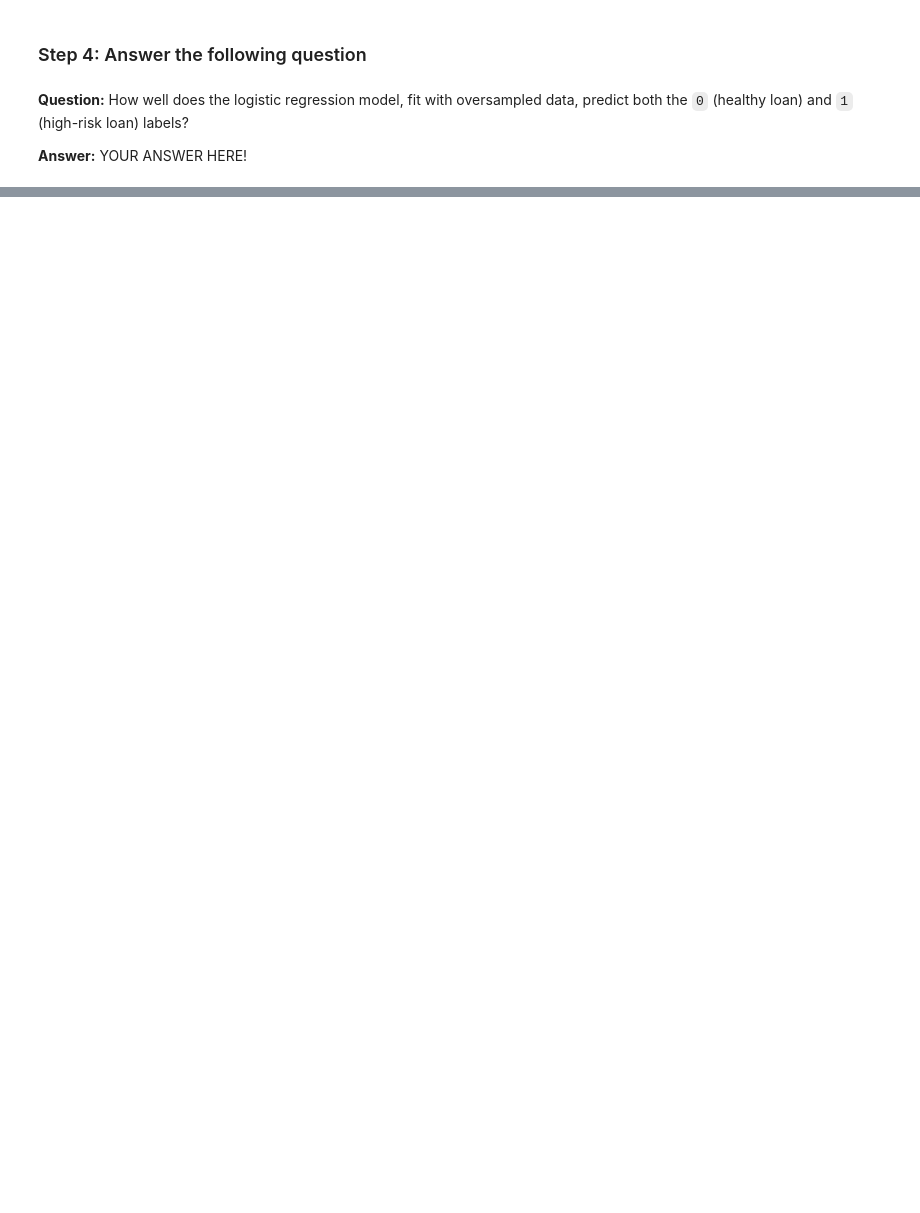
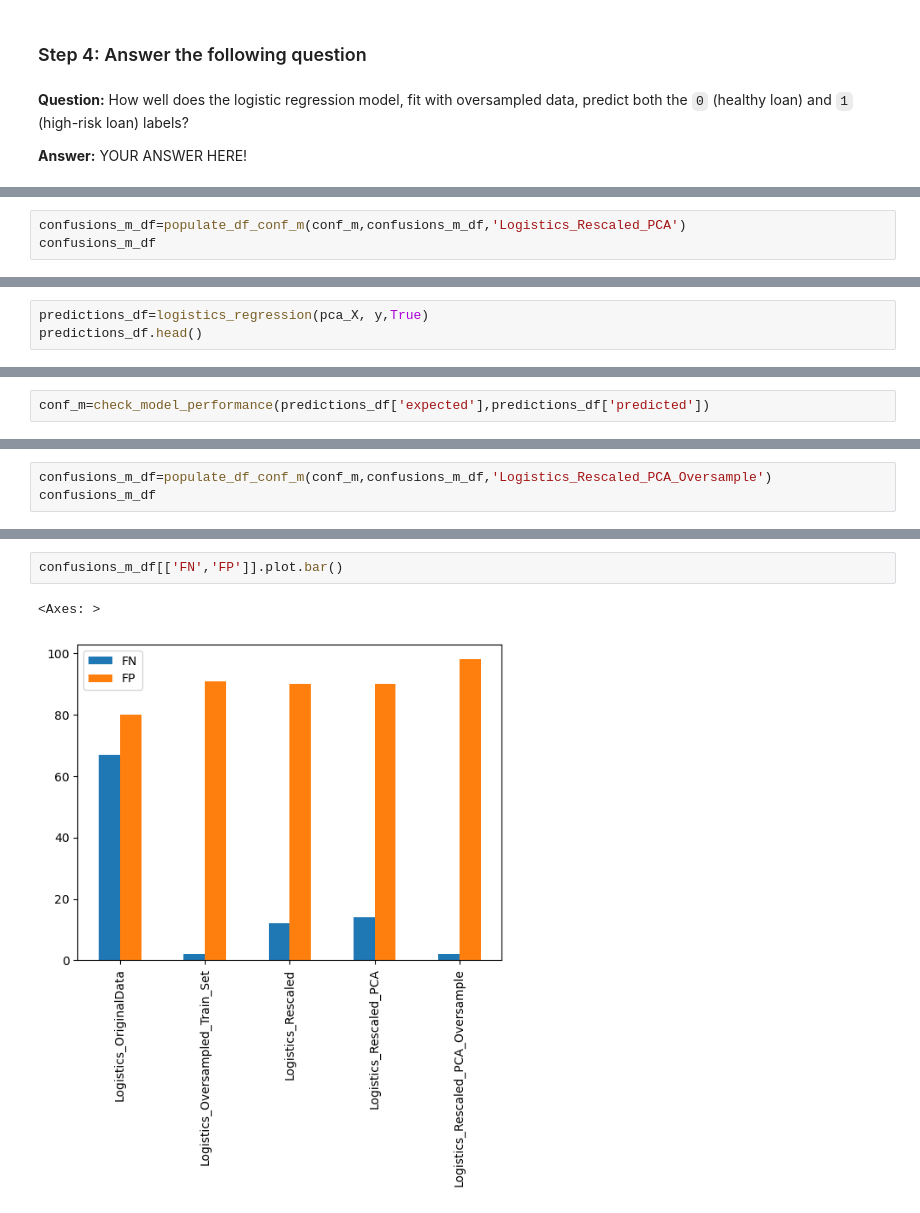
Before and after one commit to ValentynaK17/credit-risk-classification, a Jupyter notebook: Credit_Risk/credit_risk_classification.ipynb, the cells around one changed output, grey strips where cells are left out. Drawn from its saved outputs; the diff is of its cells as text; blank space fills up the shorter version.

```diff
--- a/Credit_Risk/credit_risk_classification.ipynb
+++ b/Credit_Risk/credit_risk_classification.ipynb
@@ -291,0 +380,3 @@ high-risk loan       0.87      0.89      0.88       625
+# %%
+confusions_m_df=populate_df_conf_m(conf_m,confusions_m_df,'Logistics_Rescaled_PCA')
+confusions_m_df
@@ -291,0 +391,3 @@ high-risk loan       0.87      0.89      0.88       625
+# %%
+predictions_df=logistics_regression(pca_X, y,True)
+predictions_df.head()
@@ -291,0 +404,2 @@ high-risk loan       0.87      0.89      0.88       625
+# %%
+conf_m=check_model_performance(predictions_df['expected'],predictions_df['predicted'])
@@ -291,0 +420,3 @@ high-risk loan       0.87      0.89      0.88       625
+# %%
+confusions_m_df=populate_df_conf_m(conf_m,confusions_m_df,'Logistics_Rescaled_PCA_Oversample')
+confusions_m_df
@@ -291,0 +430,5 @@ high-risk loan       0.87      0.89      0.88       625
+# %%
+confusions_m_df[['FN','FP']].plot.bar()
+# %% [output]
+<Axes: >
+[figure, added]
```
Also changed, not shown: parts of 48 cells of this notebook.
